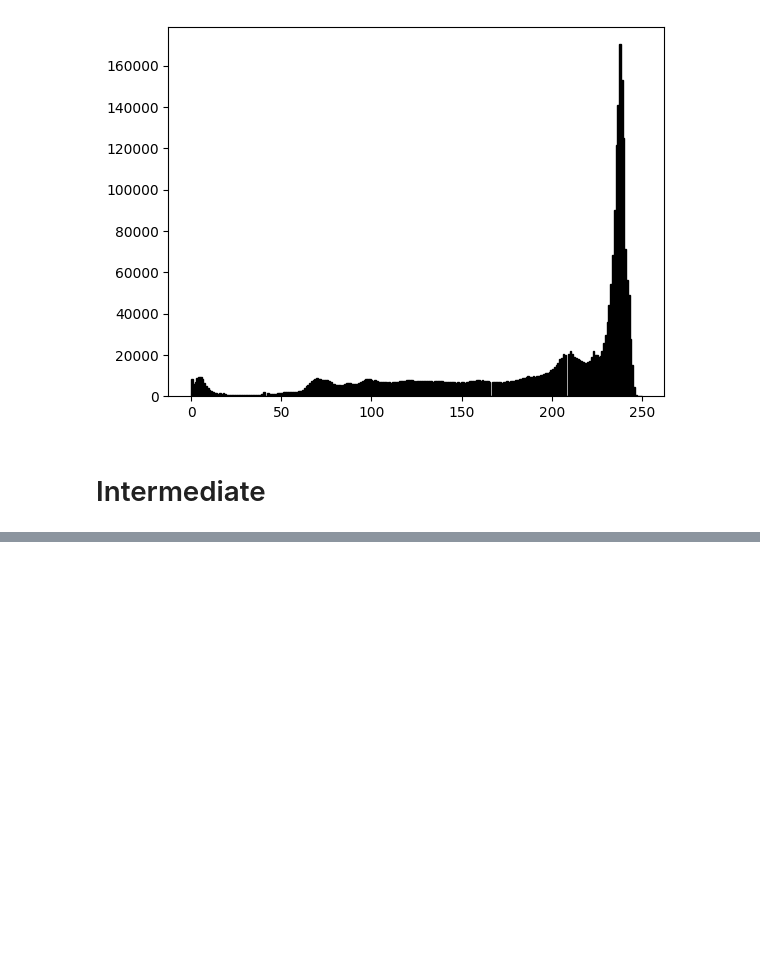
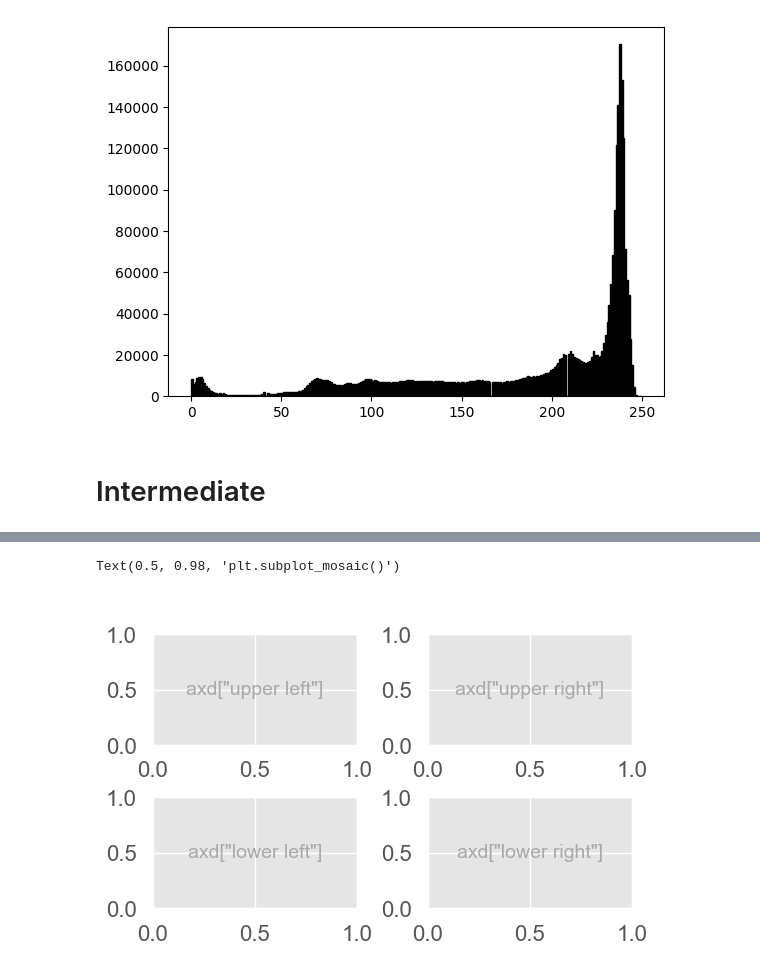
Before and after one commit to typokills/Coding_Projects, a Jupyter notebook: Matplotlib Tutorial.ipynb, the cells around one changed output, grey strips where cells are left out. Cells and saved outputs as stored; diff of their text form; code cells hidden in the pictures; blank space fills up the shorter version.

```diff
--- a/Matplotlib Tutorial.ipynb
+++ b/Matplotlib Tutorial.ipynb
@@ -436,0 +456,14 @@ plt.hist(lum_img.ravel(), bins=256, range=(0, 250), fc='k', ec='k')
+# %%
+def annotate_axes(ax, text, fontsize=18):
+    ax.text(0.5, 0.5, text, transform=ax.transAxes,
+            ha="center", va="center", fontsize=fontsize, color="darkgrey")
+# %%
+fig, axd = plt.subplot_mosaic([['upper left', 'upper right'],
+                               ['lower left', 'lower right']],
+                              figsize=(5.5, 3.5), layout="constrained")
+for k in axd:
+    annotate_axes(axd[k], f'axd["{k}"]', fontsize=14)
+fig.suptitle('plt.subplot_mosaic()')
+# %% [output]
+Text(0.5, 0.98, 'plt.subplot_mosaic()')
+[figure, added]
```
Also changed, not shown: parts of 17 cells of this notebook.
